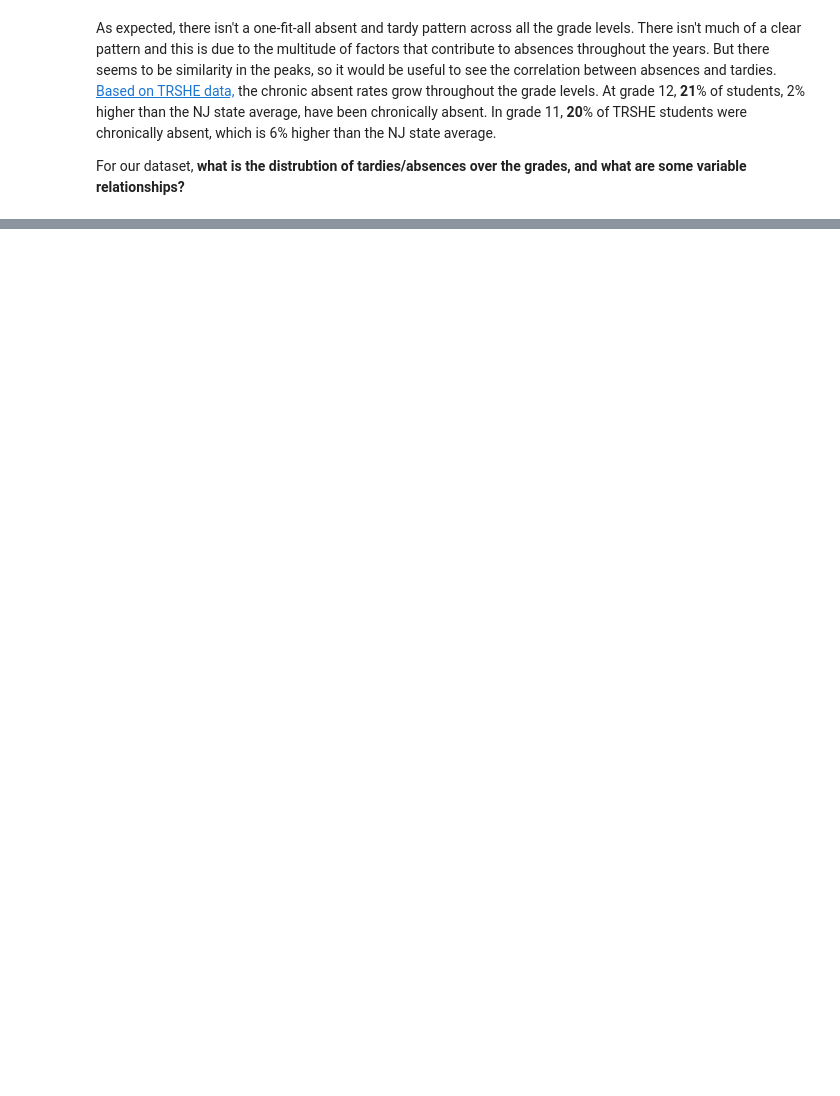
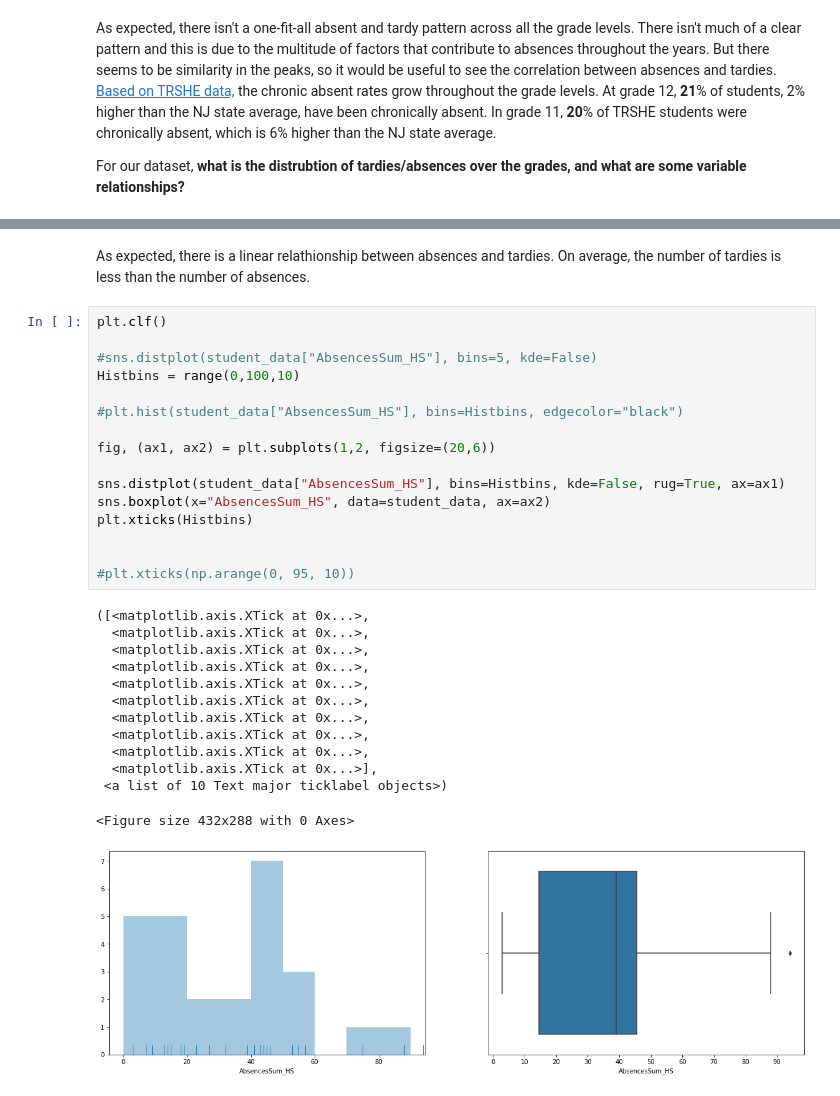
Before and after one commit to kevinmonisit/Project, a Jupyter notebook: Data Visualization.ipynb, the cells around one changed output, grey strips where cells are left out. Cells and saved outputs as stored; diff of their text form; blank space fills up the shorter version.

```diff
--- a/Data Visualization.ipynb
+++ b/Data Visualization.ipynb
@@ -142,0 +144,32 @@ There doesn't seem to a be a clear linear relationship between total absences an
+# %% [markdown]
+As expected, there is a linear relathionship between absences and tardies. On average, the number of tardies is less than the number of absences.
+# %%
+plt.clf()
+
+#sns.distplot(student_data["AbsencesSum_HS"], bins=5, kde=False)
+Histbins = range(0,100,10)
+
+#plt.hist(student_data["AbsencesSum_HS"], bins=Histbins, edgecolor="black")
+
+fig, (ax1, ax2) = plt.subplots(1,2, figsize=(20,6))
+
+sns.distplot(student_data["AbsencesSum_HS"], bins=Histbins, kde=False, rug=True, ax=ax1)
+sns.boxplot(x="AbsencesSum_HS", data=student_data, ax=ax2)
+plt.xticks(Histbins)
+
+
+#plt.xticks(np.arange(0, 95, 10))
+# %% [output]
+([<matplotlib.axis.XTick at 0x...>,
+  <matplotlib.axis.XTick at 0x...>,
+  <matplotlib.axis.XTick at 0x...>,
+  <matplotlib.axis.XTick at 0x...>,
+  <matplotlib.axis.XTick at 0x...>,
+  <matplotlib.axis.XTick at 0x...>,
+  <matplotlib.axis.XTick at 0x...>,
+  <matplotlib.axis.XTick at 0x...>,
+  <matplotlib.axis.XTick at 0x...>,
+  <matplotlib.axis.XTick at 0x...>],
+ <a list of 10 Text major ticklabel objects>)
+<Figure size 432x288 with 0 Axes>
+[figure, added]
```
Also changed, not shown: parts of 3 cells of this notebook.
